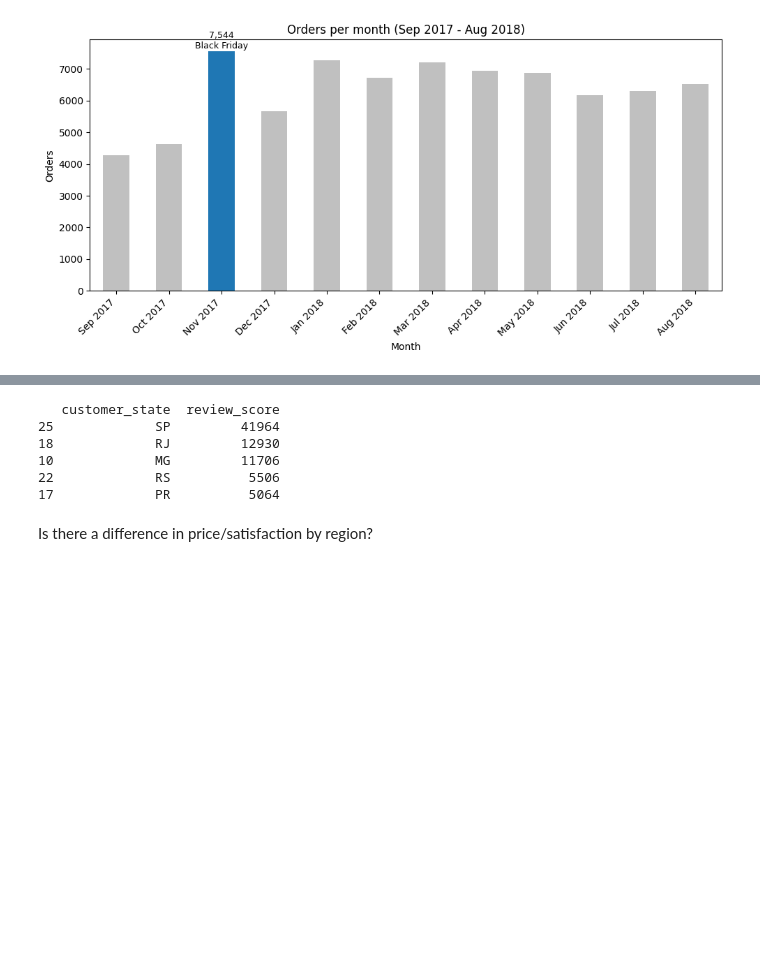
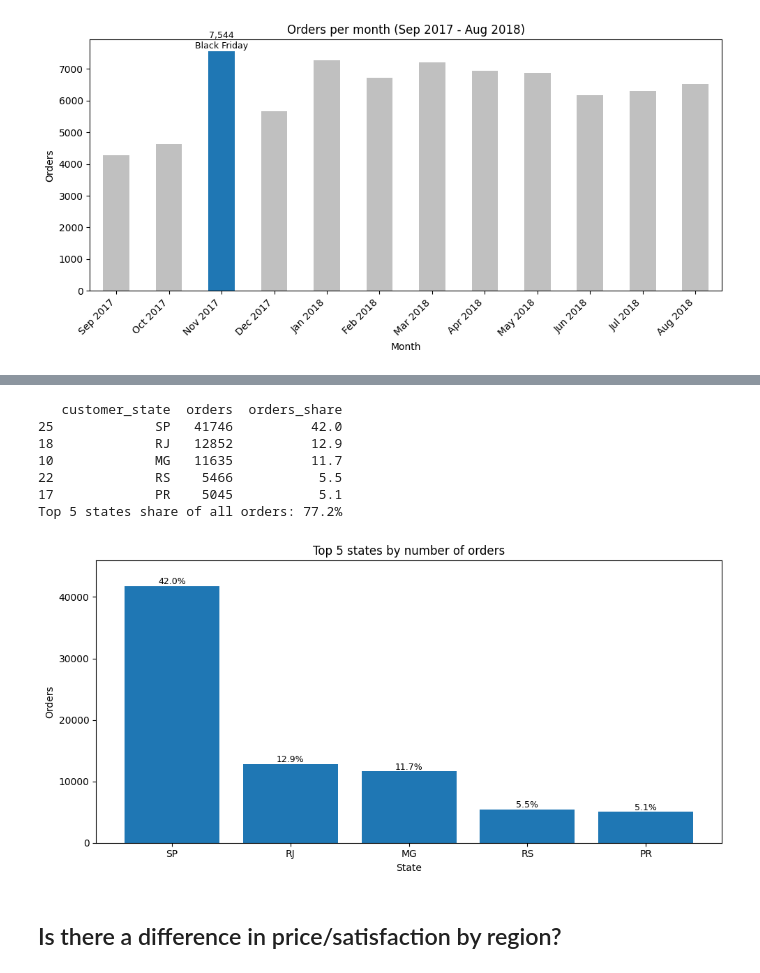
Before and after one commit to CrazySlots/data-engineering-portfolio, a Jupyter notebook: 01_data_exploration/proyecto_1_datasets.ipynb, the cells around one changed output, grey strips where cells are left out. Cells and saved outputs as stored; diff of their text form; code cells hidden in the pictures; blank space fills up the shorter version.

```diff
--- a/01_data_exploration/proyecto_1_datasets.ipynb
+++ b/01_data_exploration/proyecto_1_datasets.ipynb
@@ -649,17 +651,39 @@ Which are the 5 states with the highest sales?
 # %%
-df_geography=df_orders.merge(df_customer,on='customer_id',how='left')\
-                        .merge(df_order_reviews,on='order_id',how='left')
+df_geography=df_orders.merge(df_customer,on='customer_id',how='left')
 #Which are the 5 states with the highest sales?
-df_sales_by_states=df_geography.groupby('customer_state')['review_score'].size().reset_index().sort_values(by='review_score',ascending=False)
+df_sales_by_states=df_geography.groupby('customer_state')['order_id'].nunique().reset_index(name='orders')\
+                               .sort_values(by='orders',ascending=False)
+
+#Share of total orders per state
+df_sales_by_states['orders_share']=(df_sales_by_states['orders']/df_sales_by_states['orders'].sum()*100).round(1)
 print(df_sales_by_states.head(5))
+print(f"Top 5 states share of all orders: {df_sales_by_states['orders_share'].head(5).sum():.1f}%")
+
+top_5_states=df_sales_by_states.head(5)
+
+fig, ax=plt.subplots(figsize=(10, 5))
+ax.bar(top_5_states['customer_state'], top_5_states['orders'])
+
+#Share of all orders above each bar
+for i, (orders, share) in enumerate(zip(top_5_states['orders'], top_5_states['orders_share'])):
+    ax.text(i, orders + 300, f'{share}%', ha='center', fontsize=9)
+
+plt.title('Top 5 states by number of orders')
+plt.xlabel('State')
+plt.ylabel('Orders')
+plt.ylim(0, top_5_states['orders'].max() * 1.1)  # Extra space for the labels
+plt.tight_layout()
+plt.show()
 # %% [output]
-   customer_state  review_score
-25             SP         41964
-18             RJ         12930
-10             MG         11706
-22             RS          5506
-17             PR          5064
+   customer_state  orders  orders_share
+25             SP   41746          42.0
+18             RJ   12852          12.9
+10             MG   11635          11.7
+22             RS    5466           5.5
+17             PR    5045           5.1
+Top 5 states share of all orders: 77.2%
+[figure, added]
 # %% [markdown]
-Is there a difference in price/satisfaction by region?
+## Is there a difference in price/satisfaction by region?
 # %%
 #Is there a difference in price/satisfaction by region?
```
Also changed, not shown: parts of 31 cells of this notebook, 2 other files.
